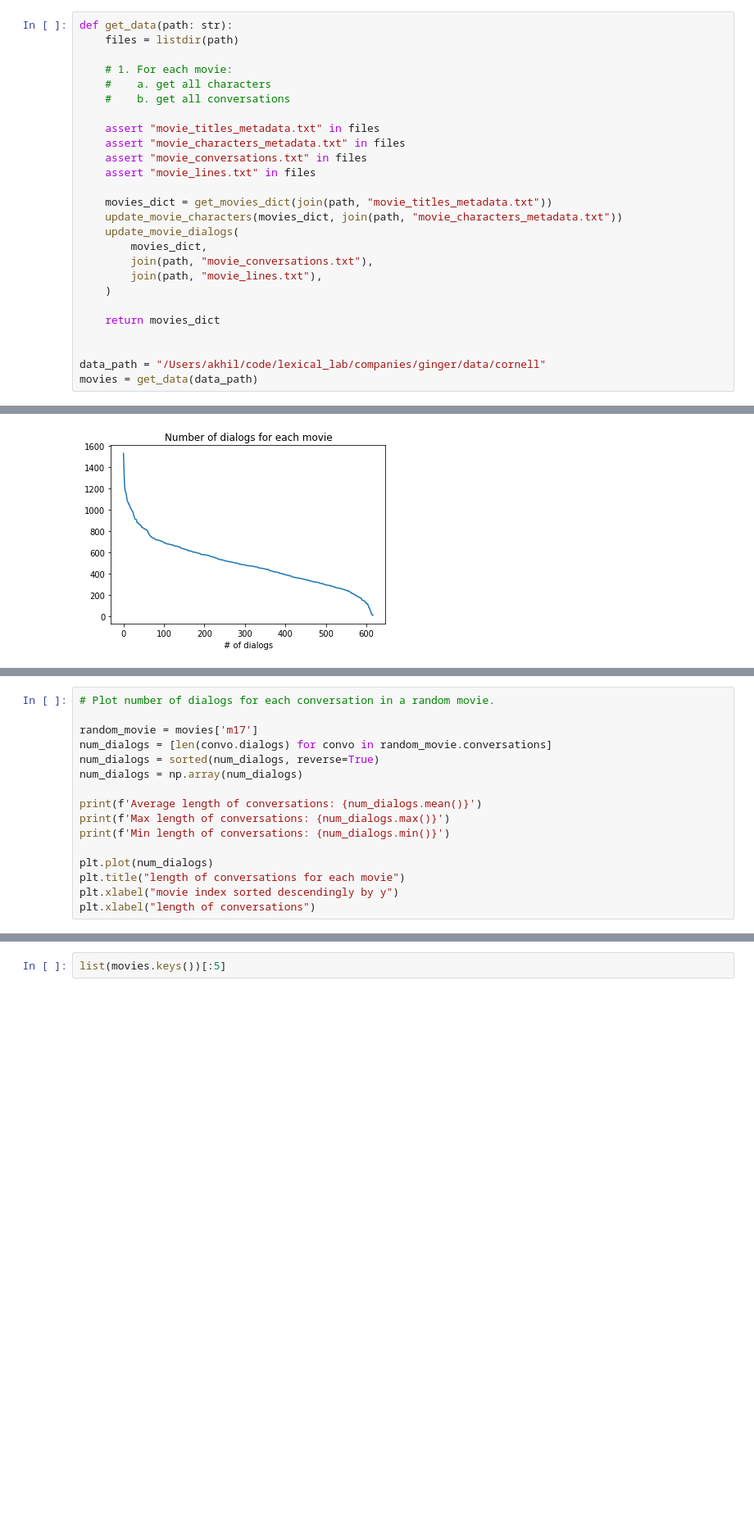
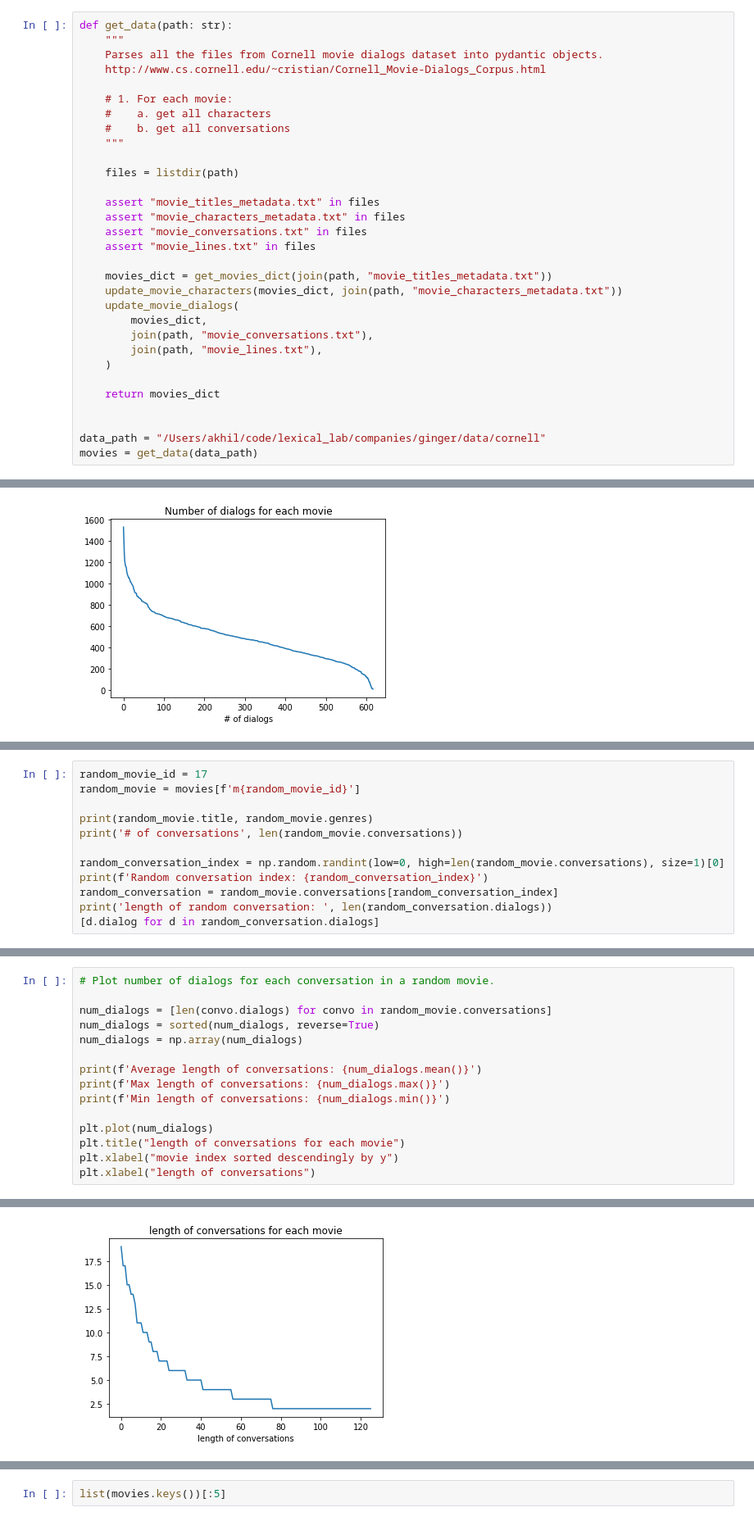
Before and after one commit to Akhilez/lexical_lab, a Jupyter notebook: companies/ginger/genre.ipynb, the cells around one changed output, grey strips where cells are left out. Shown at 82% size. Drawn from its saved outputs; the diff is of its cells as text; blank space fills up the shorter version.

```diff
--- a/companies/ginger/genre.ipynb
+++ b/companies/ginger/genre.ipynb
@@ -185,11 +187,16 @@ def get_movies_dict(movie_titles_metadata_path: str) -> Dict[str, Movie]:
     return movies_dict
 # %%
 def get_data(path: str):
-    files = listdir(path)
+    """
+    Parses all the files from Cornell movie dialogs dataset into pydantic objects.
+    http://www.cs.cornell.edu/~cristian/Cornell_Movie-Dialogs_Corpus.html
 
     # 1. For each movie:
     #    a. get all characters
     #    b. get all conversations
+    """
+
+    files = listdir(path)
 
     assert "movie_titles_metadata.txt" in files
     assert "movie_characters_metadata.txt" in files
@@ -306,0 +317,12 @@ So information from one dialog will flow to the next one within a conversation.
+# %%
+random_movie_id = 17
+random_movie = movies[f'm{random_movie_id}']
+
+print(random_movie.title, random_movie.genres)
+print('# of conversations', len(random_movie.conversations))
+
+random_conversation_index = np.random.randint(low=0, high=len(random_movie.conversations), size=1)[0]
+print(f'Random conversation index: {random_conversation_index}')
+random_conversation = random_movie.conversations[random_conversation_index]
+print('length of random conversation: ', len(random_conversation.dialogs))
+[d.dialog for d in random_conversation.dialogs]
@@ -307,7 +337,6 @@ So information from one dialog will flow to the next one within a conversation.
 # %%
 # Plot number of dialogs for each conversation in a random movie.
 
-random_movie = movies['m17']
 num_dialogs = [len(convo.dialogs) for convo in random_movie.conversations]
 num_dialogs = sorted(num_dialogs, reverse=True)
 num_dialogs = np.array(num_dialogs)
@@ -320,3 +349,4 @@ plt.plot(num_dialogs)
 plt.title("length of conversations for each movie")
 plt.xlabel("movie index sorted descendingly by y")
 plt.xlabel("length of conversations")
+# %% [output]
@@ -322,0 +357 @@ plt.xlabel("length of conversations")
+[figure, added]
```
Also changed, not shown: parts of 21 cells of this notebook, 2 other files.
